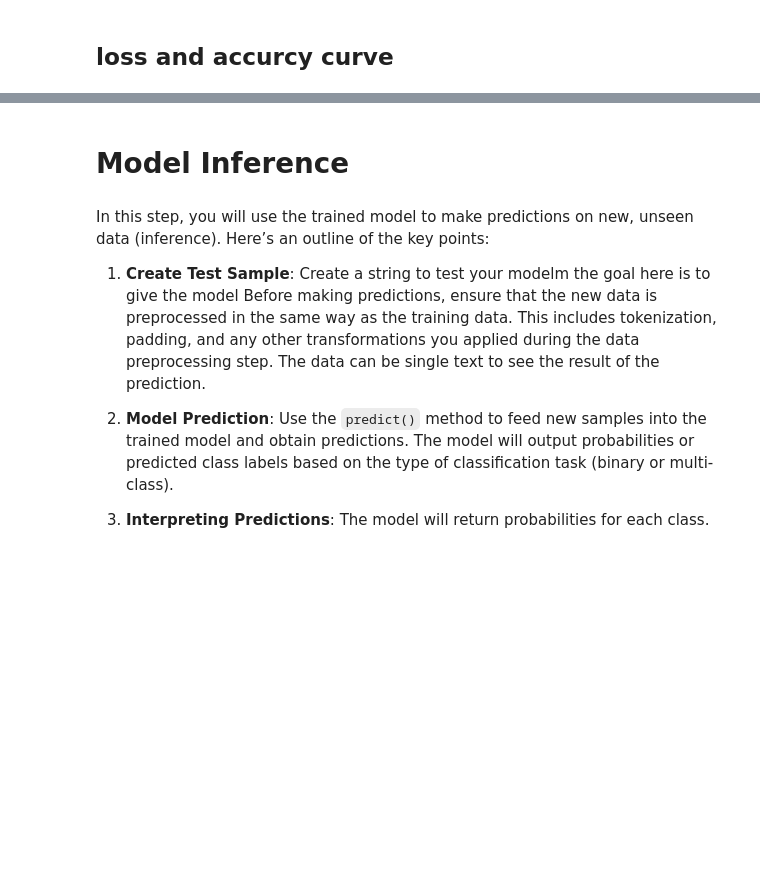
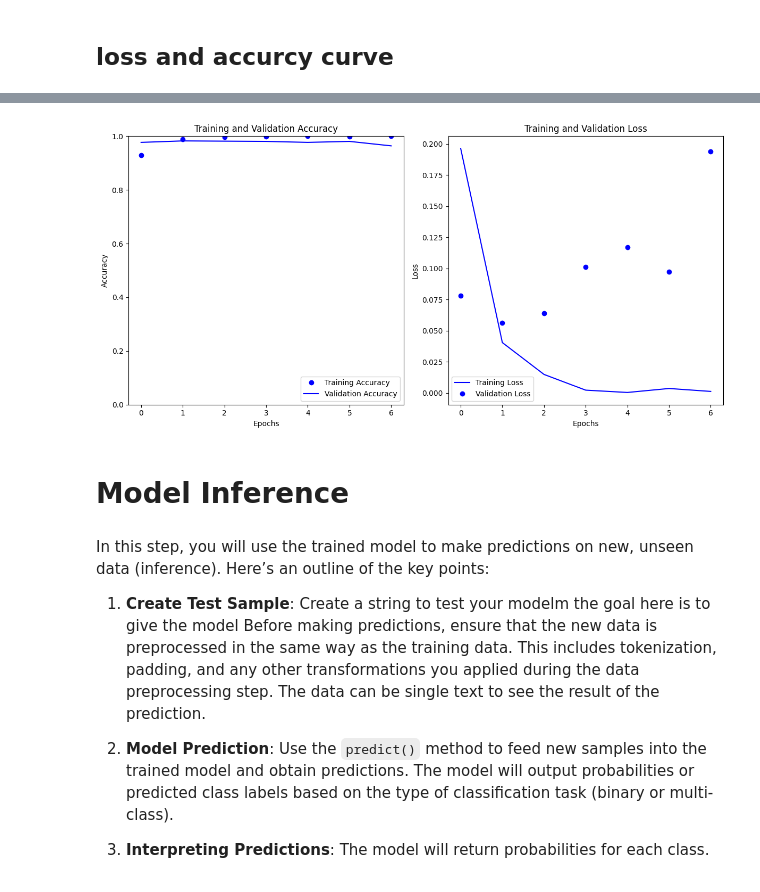
Before and after one commit to TariqAlhathloul/Text_Classification, a Jupyter notebook: Task2_Text_Classification.ipynb, the cells around one changed output, grey strips where cells are left out. Cells and saved outputs as stored; diff of their text form; code cells hidden in the pictures; blank space fills up the shorter version.

```diff
--- a/Task2_Text_Classification.ipynb
+++ b/Task2_Text_Classification.ipynb
@@ -548,18 +571,18 @@ In this step, you will define the batch size, create TensorFlow Datasets for bot
 5. **Tracking Training History**:
    During training, the model’s performance metrics (such as loss and accuracy) will be tracked over the epochs, and the results will be stored in the `history` object.
 # %%
-#create datasets from the training and testing data.
-train_dataset = tf.data.Dataset.from_tensor_slices((X_train, y_train))
-test_dataset = tf.data.Dataset.from_tensor_slices((X_test, y_test))
-#batching the Datasets
-train_dataset = train_dataset.batch(BATCH_SIZE)
-test_dataset = test_dataset.batch(BATCH_SIZE)
+# #create datasets from the training and testing data.
+# train_dataset = tf.data.Dataset.from_tensor_slices((X_train, y_train))
+# test_dataset = tf.data.Dataset.from_tensor_slices((X_test, y_test))
+# #batching the Datasets
+# train_dataset = train_dataset.batch(BATCH_SIZE)
+# test_dataset = test_dataset.batch(BATCH_SIZE)
 
-#fitting
-history = model.fit(
-    train_dataset,
-    epochs=EPOCHS,
-    validation_data=test_dataset,
-    callbacks=callbacks,
-    verbose=1
-)
+# #fitting
+# history = model.fit(
+#     train_dataset,
+#     epochs=EPOCHS,
+#     validation_data=test_dataset,
+#     callbacks=callbacks,
+#     verbose=1
+# )
@@ -615,37 +626,39 @@ history.history.keys()
 # %%
 history_dict = history.history
 
-acc = history_dict['binary_accuracy']
-val_acc = history_dict['val_binary_accuracy']
+acc = history_dict['accuracy']
+val_acc = history_dict['val_accuracy']
 
 
 loss = history_dict['loss']
 val_loss = history_dict['val_loss']
 
 
 plt.figure(figsize=(12, 6))
 
 # plot accuracy
 plt.subplot(1, 2, 1)
 plt.plot(acc, 'bo', label='Training Accuracy')
 plt.plot(val_acc,'b' ,label='Validation Accuracy')
 plt.title('Training and Validation Accuracy')
 plt.xlabel('Epochs')
 plt.ylabel('Accuracy')
 plt.legend(loc='lower right')
-plt.ylim([0, 1])  # range from 0 to 1
+plt.ylim([0, 1])  # normilze range from 0 to 1
 
 # plot loss
 plt.subplot(1, 2, 2)
 plt.plot(loss, 'b', label='Training Loss')
 plt.plot(val_loss,'bo', label='Validation Loss')
 plt.title('Training and Validation Loss')
 plt.xlabel('Epochs')
 plt.ylabel('Loss')
 plt.legend()
 
 plt.tight_layout()
 plt.show()
+# %% [output]
+[figure, added]
 # %% [markdown]
 # Model Inference
 # %% [markdown]
```
Also changed, not shown: parts of 23 cells of this notebook.
